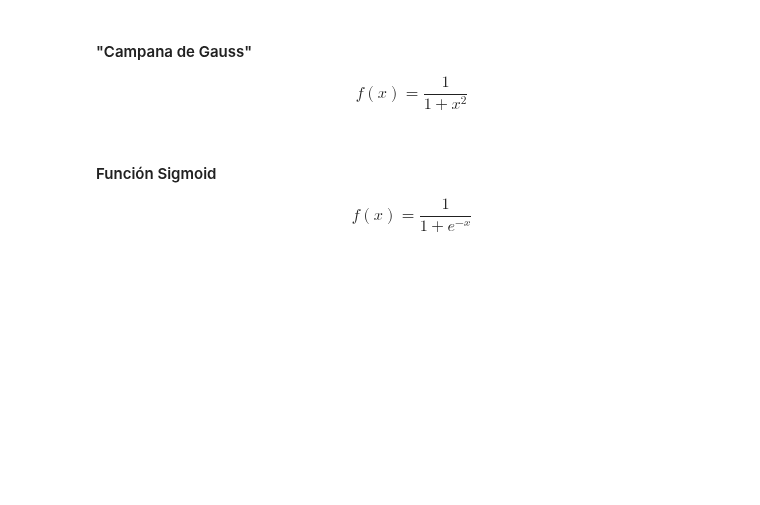
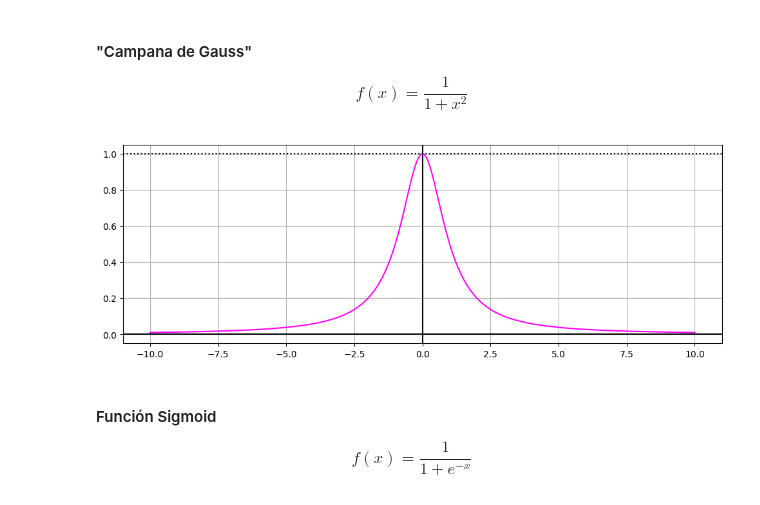
Before and after one commit to CaroliCosas/Bootcamp_Data_Science, a Jupyter notebook: mod2-estudio-matematicas-y-estadistica-main/00.Estudio Teoría/06.calculo.ipynb, the cells around one changed output. Drawn from its saved outputs; the diff is of its cells as text; code cells hidden in the pictures; blank space fills up the shorter version.

```diff
--- a/mod2-estudio-matematicas-y-estadistica-main/00.Estudio Teoría/06.calculo.ipynb
+++ b/mod2-estudio-matematicas-y-estadistica-main/00.Estudio Teoría/06.calculo.ipynb
@@ -108,28 +117,30 @@ $$f(x) = \frac{1}{1 + x^2}$$
 # %%
 # "Campana de Gauss"
 
 plt.figure(figsize = (12, 4))
 
 X = np.linspace(-10, 10, 1_000)
 Y = 1 / (1 + X**2)
 
 # Eje X
 plt.axhline(0, color = "black")
 
 # Eje Y
 plt.axvline(0, color = "black")
 
 # Curva de la Función
 plt.plot(X, Y, color = "magenta")
 
 # Linea horizontal punteada
 plt.axhline(1, linestyle = ":", color = "black")
 
 # Función para acotar los límites de la gráfica
-plt.axis([-10, 10, -1, 2])
+# plt.axis([-10, 10, -1, 2])
 
 plt.grid()
 plt.show()
+# %% [output]
+[figure, added]
 # %% [markdown]
 #### Función Sigmoid
 
```
Also changed, not shown: parts of 11 cells of this notebook, 1 other file.
